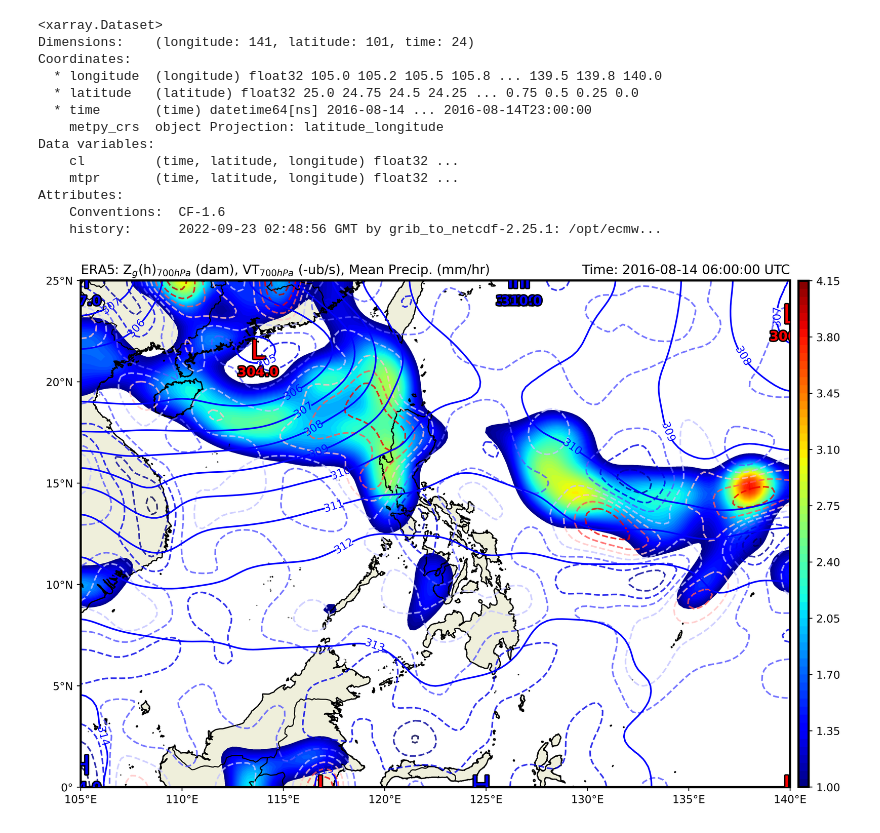
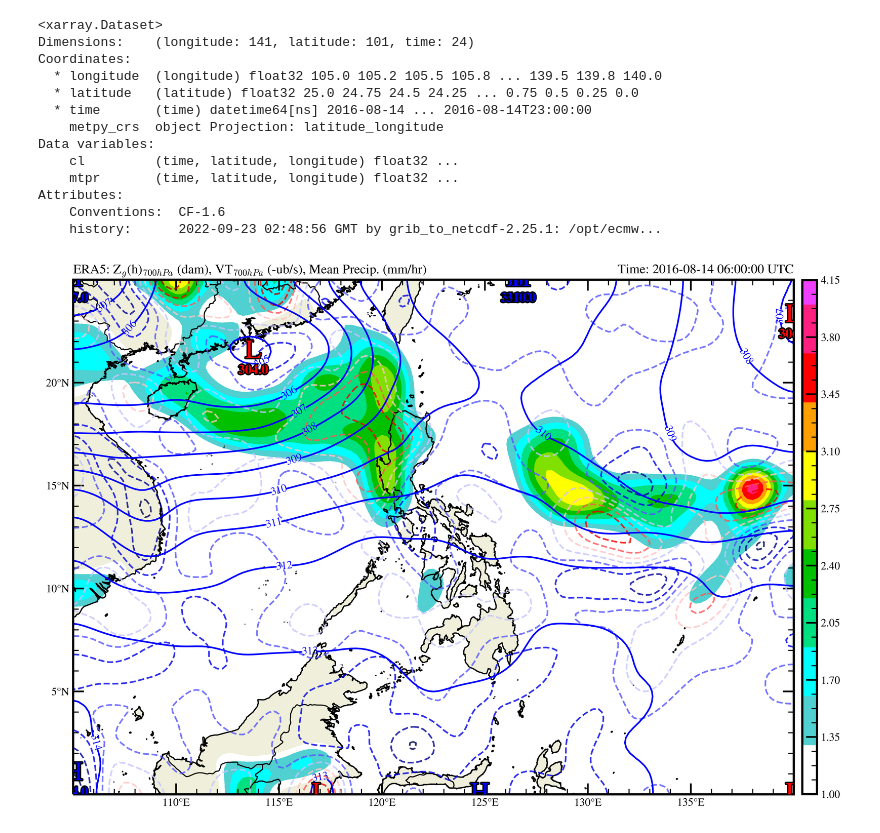
Before and after one commit to AstroCGHA/ERA5-Reanalysis, a Jupyter notebook: GPM, VT, Rains.ipynb, the cells around one changed output. Saved outputs shown, nothing was run; the diff lists cells and outputs as text; code cells hidden in the pictures.

Commit message:
Python 3.9
Data Visualization of 'Steering Level (700 hPa)' Geopotential Height, Vertical Velocity, and Average Precipitation.

```diff
--- a/GPM, VT, Rains.ipynb
+++ b/GPM, VT, Rains.ipynb
@@ -133,44 +134,56 @@ land_10m = cfeature.NaturalEarthFeature('physical', 'land', '10m',
 ax.add_feature(land_10m)
 
 # Highlight boundary on VT
-clevs_700_vtt = np.arange(-6.50, 3.50, 1)
+clevs_700_vtt = np.arange(-6.5, 3.5, 1)
 ax.contour(lons, lats, w_700ub, clevs_700_vtt, cmap='seismic_r',
            transform=datacrs, alpha=0.8, linestyles='--')
 
 # Plot 700-hPa Geopotential Heights in meters
-clevs_700_hght = np.arange(305, 315, 1)
+clevs_700_hght = np.arange(305, 316, 1)
 cs = ax.contour(lons, lats, hght_700dm, clevs_700_hght, colors='blue',
                 transform=datacrs)
 ax.clabel(cs, fmt='%d')
 
+# Use MetPy's colortable
+norm, cmap = ctables.registry.get_with_range('precipitation', 1, 7.25)
+
 # Plot contours of Average Total Precipitation Rate
 limit = np.arange(1, 4.15, 0.05)
-cf = ax.contourf(lons, lats, mmhr, limit, cmap="jet", transform=datacrs)
-plt.colorbar(cf, orientation='vertical', pad=0.01, aspect=50, shrink=0.542)
+cf = ax.contourf(lons, lats, mmhr, limit, norm=norm, cmap=cmap, transform=datacrs)
+cbar = plt.colorbar(cf, orientation='vertical', pad=0.01, aspect=35, shrink=0.542)
+cbar.ax.minorticks_on()
+cbar.ax.tick_params(which='major', length=10, width=1.5, top=True, right=True, direction='in')
+cbar.ax.tick_params(which='minor', length=5, width=1, top=True, right=True, direction='in')
 
 # Plot Highs and Lows (Min/Max) values of Geopotential Height
 plot_maxmin_points(lons, lats, hght_700dm, 'max', 40, symbol='H', color='b', transform=datacrs)
-plot_maxmin_points(lons, lats, hght_700dm, 'min', 20, symbol='L', color='r', transform=datacrs)
+plot_maxmin_points(lons, lats, hght_700dm, 'min', 40, symbol='L', color='r', transform=datacrs)
 
 # Make some nice titles for the plot (one right, one left)
 plt.title('ERA5: Z$_{g}$(h)$_{700hPa}$ (dam), VT$_{700hPa}$ (-ub/s), Mean Precip. (mm/hr)', loc='left')
 plt.title('Time: {} UTC'.format(vtime), loc='right')
 
-# Set X and Y-ticks for Latitude Coordinates
+# Set X and Y-ticks for Latitude and Longitude Coordinates
 ax.set_yticks(lats, 5, crs=ccrs.PlateCarree())
 ax.set_xticks(lons, 5, crs=ccrs.PlateCarree())
 lat_formatter = cticker.LatitudeFormatter()
 long_formatter = cticker.LongitudeFormatter()
 ax.yaxis.set_major_formatter(lat_formatter)
 ax.xaxis.set_major_formatter(long_formatter)
-ax.minorticks_off()
+ax.set_xticks(ax.get_xticks()[1:7]) #Hide end points of longitude tickmarks
+ax.set_yticks(ax.get_yticks()[1:5]) #Hide end points of latitude tickmarks
+ax.minorticks_on()
+ax.tick_params(which='major', length=10, width=1.5, top=True, right=True, direction='in')
+ax.tick_params(which='minor', length=5, width=1, top=True, right=True, direction='in')
 
 # Adjust image and show
 plt.subplots_adjust(bottom=0, top=1)
 plt.rcParams['axes.linewidth'] = 2
 plt.rcParams['figure.dpi'] = 500
 plt.rcParams['figure.facecolor'] = 'white'
+plt.rcParams['mathtext.fontset'] = 'cm'
+plt.rcParams['font.family'] = 'STIXGeneral'
 plt.savefig('GPM, VT, Rains.jpg', bbox_inches="tight")
 plt.show()
 # %% [output]
-[figure, old version]
+[figure, new version]
```
Also changed, not shown: parts of 1 cell of this notebook.
